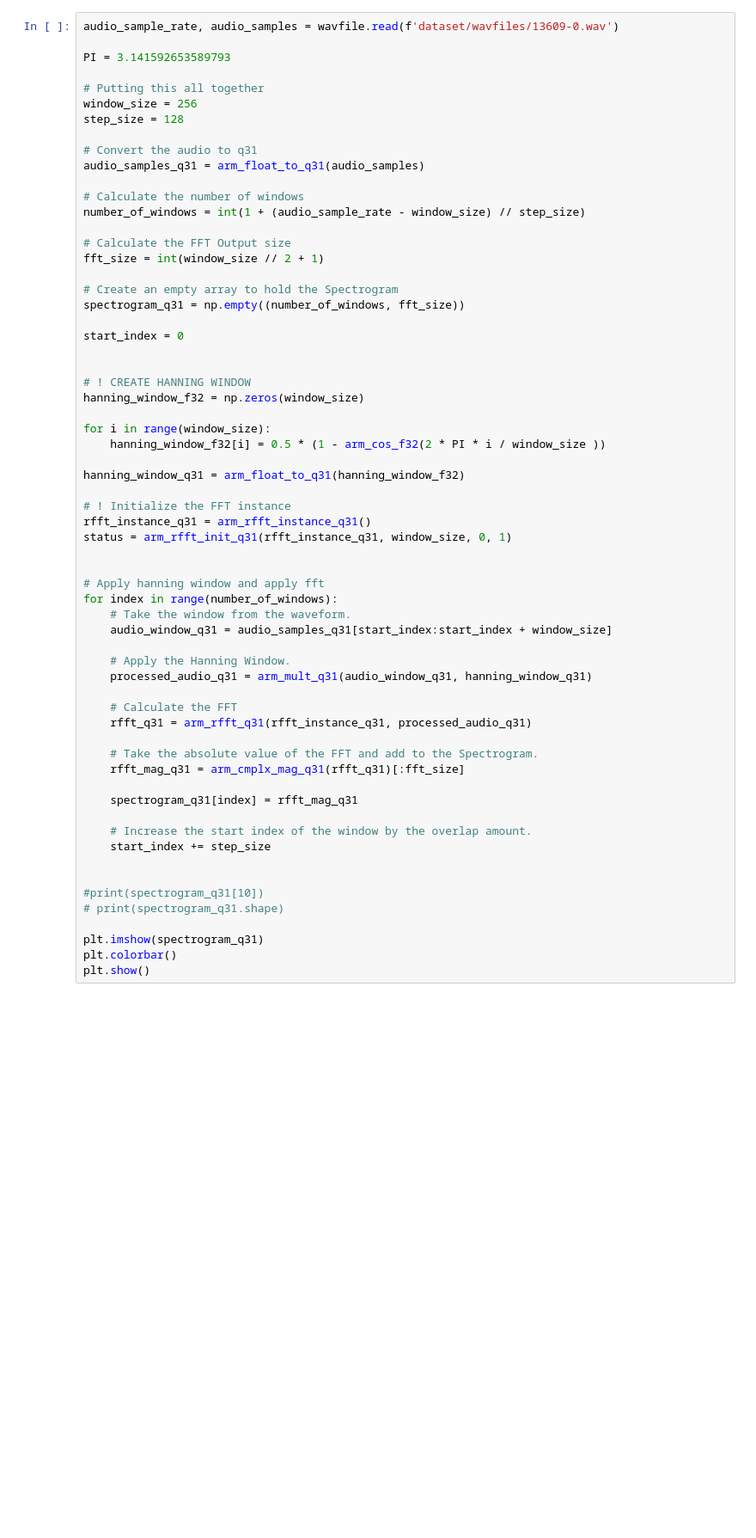
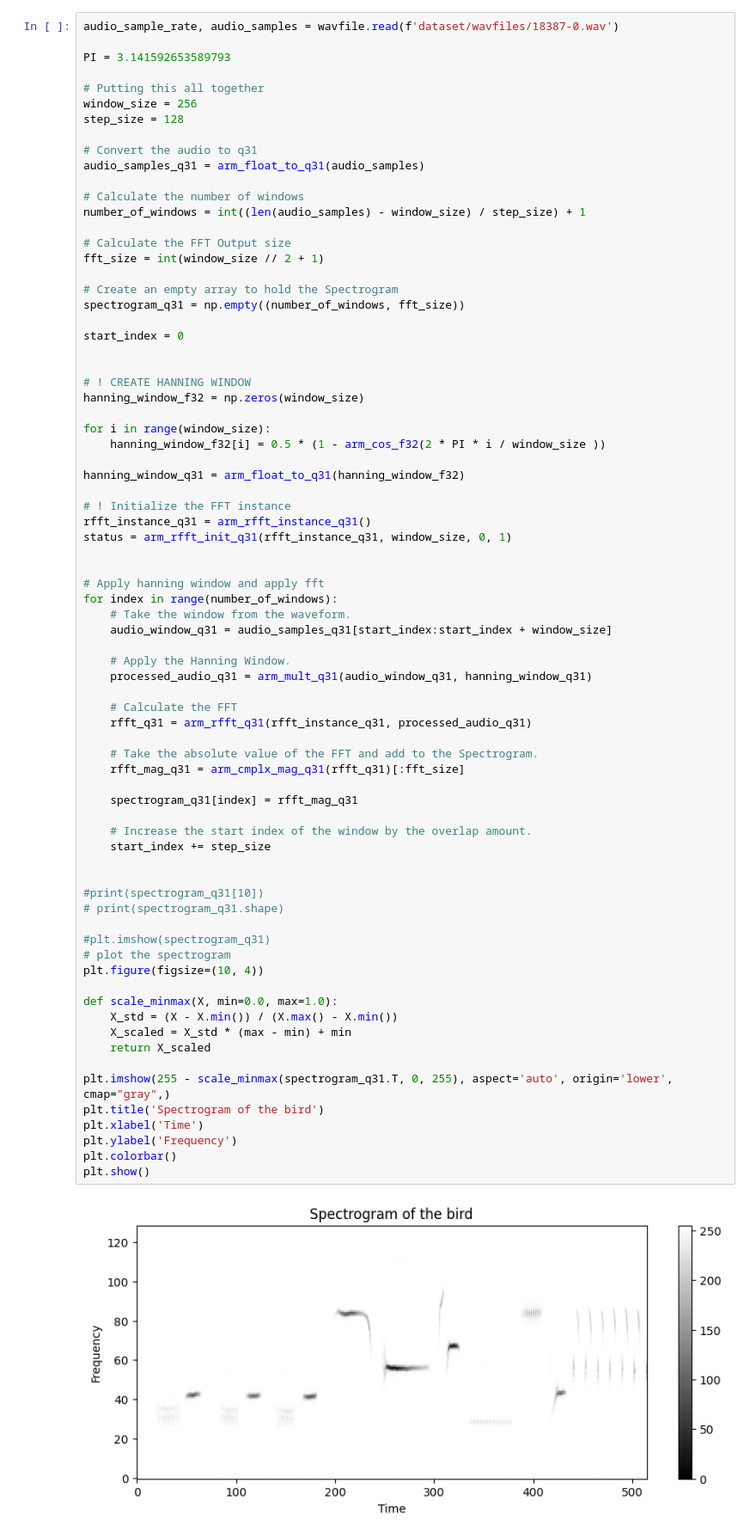
Before and after one commit to Eleczoo/cnn_birds, a Jupyter notebook: birds_cmsys.ipynb, the cells around one changed output. Shown at 86% size. Cells and saved outputs as stored; diff of their text form; blank space fills up the shorter version.

Commit message:
working spectrogram, treshold is weird

```diff
--- a/birds_cmsys.ipynb
+++ b/birds_cmsys.ipynb
@@ -5,7 +4,7 @@ from scipy.io import wavfile
 import numpy as np
 import matplotlib.pyplot as plt
 # %%
-audio_sample_rate, audio_samples = wavfile.read(f'dataset/wavfiles/13609-0.wav')
+audio_sample_rate, audio_samples = wavfile.read(f'dataset/wavfiles/18387-0.wav')
 
 PI = 3.141592653589793
 
@@ -17,7 +16,7 @@ step_size = 128
 audio_samples_q31 = arm_float_to_q31(audio_samples)
 
 # Calculate the number of windows
-number_of_windows = int(1 + (audio_sample_rate - window_size) // step_size)
+number_of_windows = int((len(audio_samples) - window_size) / step_size) + 1
 
 # Calculate the FFT Output size
 fft_size = int(window_size // 2 + 1)
@@ -39,31 +38,45 @@ hanning_window_q31 = arm_float_to_q31(hanning_window_f32)
 # ! Initialize the FFT instance
 rfft_instance_q31 = arm_rfft_instance_q31()
 status = arm_rfft_init_q31(rfft_instance_q31, window_size, 0, 1)
 
 
 # Apply hanning window and apply fft
 for index in range(number_of_windows):
 	# Take the window from the waveform.
 	audio_window_q31 = audio_samples_q31[start_index:start_index + window_size]
 
 	# Apply the Hanning Window.
 	processed_audio_q31 = arm_mult_q31(audio_window_q31, hanning_window_q31)
 
 	# Calculate the FFT
 	rfft_q31 = arm_rfft_q31(rfft_instance_q31, processed_audio_q31)
 
 	# Take the absolute value of the FFT and add to the Spectrogram.
 	rfft_mag_q31 = arm_cmplx_mag_q31(rfft_q31)[:fft_size]
 
 	spectrogram_q31[index] = rfft_mag_q31
 
 	# Increase the start index of the window by the overlap amount.
 	start_index += step_size
 
 
 #print(spectrogram_q31[10])
 # print(spectrogram_q31.shape)
 
-plt.imshow(spectrogram_q31)
+#plt.imshow(spectrogram_q31)
+# plot the spectrogram
+plt.figure(figsize=(10, 4))
+
+def scale_minmax(X, min=0.0, max=1.0):
+	X_std = (X - X.min()) / (X.max() - X.min())
+	X_scaled = X_std * (max - min) + min
+	return X_scaled
+
+plt.imshow(255 - scale_minmax(spectrogram_q31.T, 0, 255), aspect='auto', origin='lower', cmap="gray",)
+plt.title('Spectrogram of the bird')
+plt.xlabel('Time')
+plt.ylabel('Frequency')
 plt.colorbar()
 plt.show()
+# %% [output]
+[figure, added]
```
Also changed, not shown: parts of 1 cell of this notebook.
